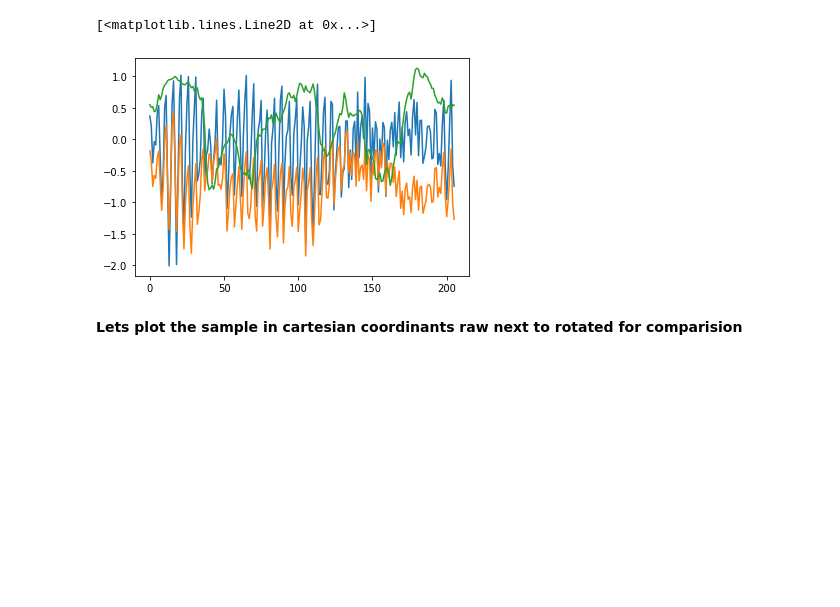
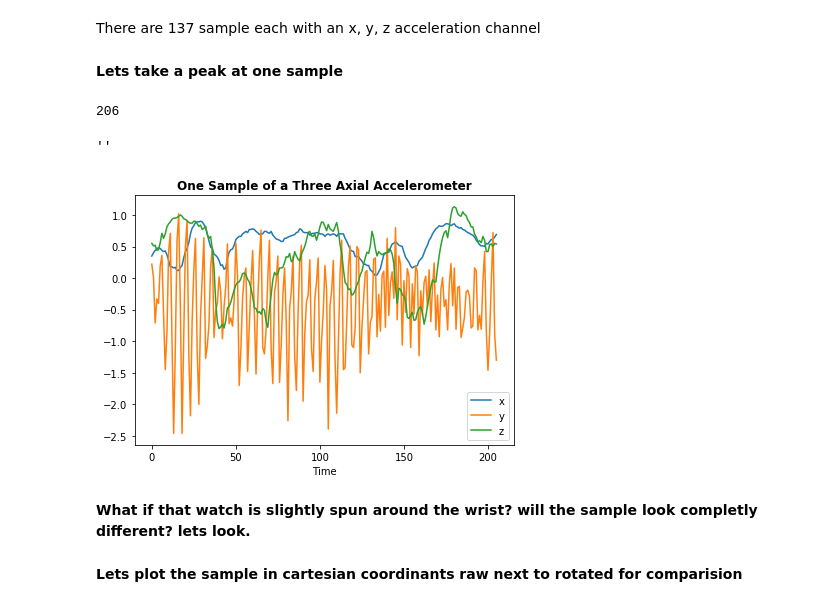
Before and after one commit to Iguanacolossus/Capstone3-TBA, a Jupyter notebook: notebooks/HAR-clustering.ipynb, the cells around one changed output. Drawn from its saved outputs; the diff is of its cells as text; code cells hidden in the pictures; blank space fills up the shorter version.

```diff
--- a/notebooks/HAR-clustering.ipynb
+++ b/notebooks/HAR-clustering.ipynb
@@ -17,2 +0,0 @@ import matplotlib.pyplot as plt
-# %%
-train1,train2 = arff.loadarff('../data/Epilepsy_TRAIN.arff')
@@ -80,0 +34,5 @@ array([0.35, 0.4 , 0.44, 0.47, 0.48, 0.47, 0.44, 0.42, 0.43, 0.37, 0.28,
+# %%
+train,meta = arff.loadarff('../data/Epilepsy_TRAIN.arff')
+# %%
+train_df = pd.DataFrame(train)
+train_df.shape
@@ -80,0 +57,4 @@ array([0.35, 0.4 , 0.44, 0.47, 0.48, 0.47, 0.44, 0.42, 0.43, 0.37, 0.28,
+# %% [markdown]
+There are 137 sample each with an x, y, z acceleration channel
+# %% [markdown]
+**Lets take a peak at one sample**
@@ -80,0 +76,21 @@ array([0.35, 0.4 , 0.44, 0.47, 0.48, 0.47, 0.44, 0.42, 0.43, 0.37, 0.28,
+# %%
+# how many time steps in each sample
+len(time)
+# %% [output]
+206
+# %%
+fig, axs = plt.subplots()
+axs.plot(time,x_tuple, label='x')
+axs.plot(time,y_tuple, label='y')
+axs.plot(time,z_tuple, label='z')
+plt.legend()
+plt.tight_layout()
+plt.title("One Sample of a Three Axial Accelerometer", weight='bold')
+plt.xlabel("Time")
+
+;
+# %% [output]
+''
+[figure, added]
+# %% [markdown]
+**What if that watch is slightly spun around the wrist? will the sample look completly different? lets look.**
@@ -81,13 +102,5 @@ array([0.35, 0.4 , 0.44, 0.47, 0.48, 0.47, 0.44, 0.42, 0.43, 0.37, 0.28,
 # %%
 x_45,y_45,z_45 = rotate_xyz(x,y,z,theta=45)
-# %%
-fig, axs = plt.subplots()
-axs.plot(time,x_45, label='x')
-axs.plot(time,y_45, label='y')
-axs.plot(time,z_45, label='z')
-# %% [output]
-[<matplotlib.lines.Line2D at 0x...>]
-[figure, removed]
 # %% [markdown]
 **Lets plot the sample in cartesian coordinants raw next to rotated for comparision**
 # %%
```
Also changed, not shown: parts of 40 cells of this notebook, 1 other file.
